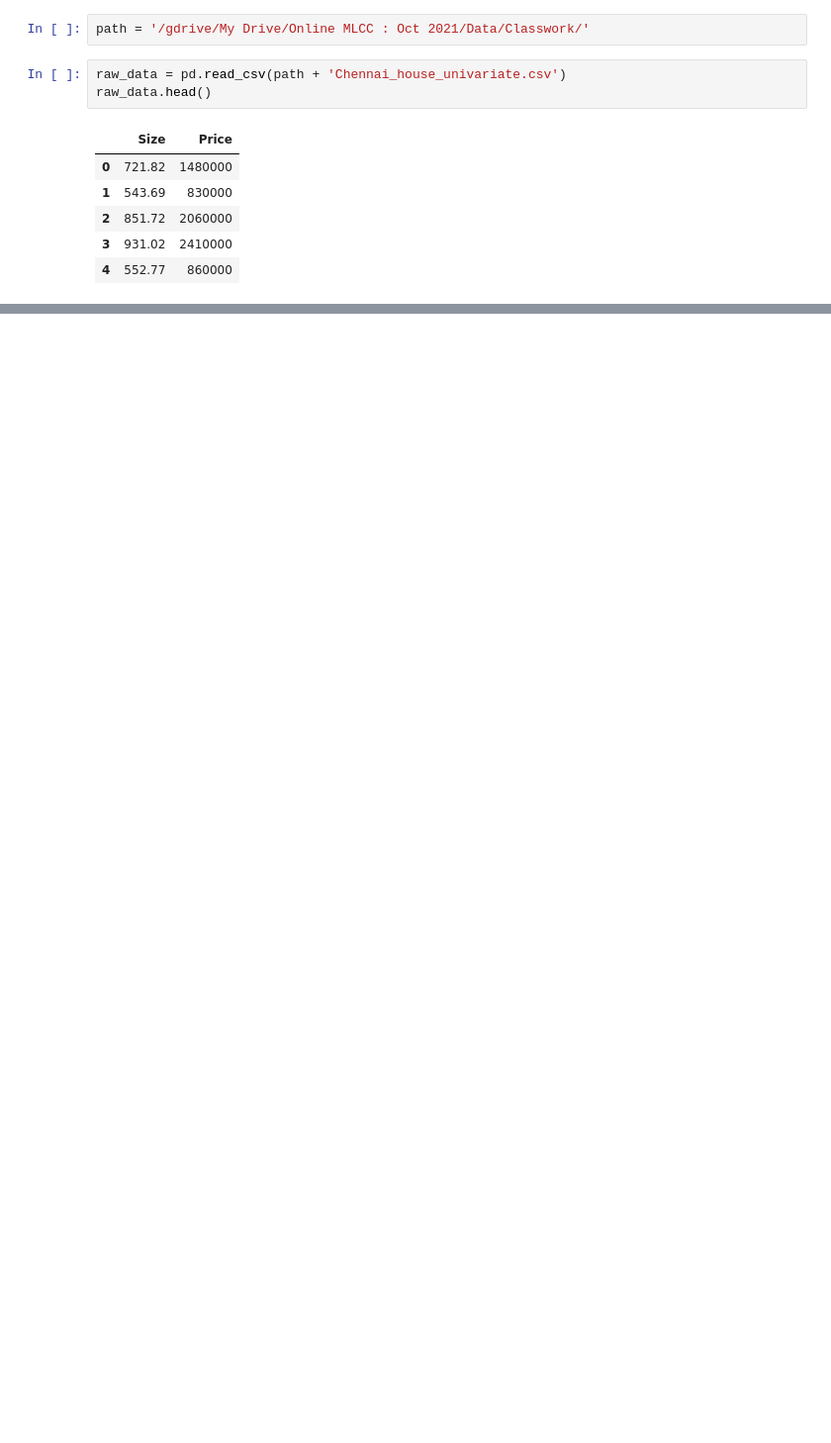
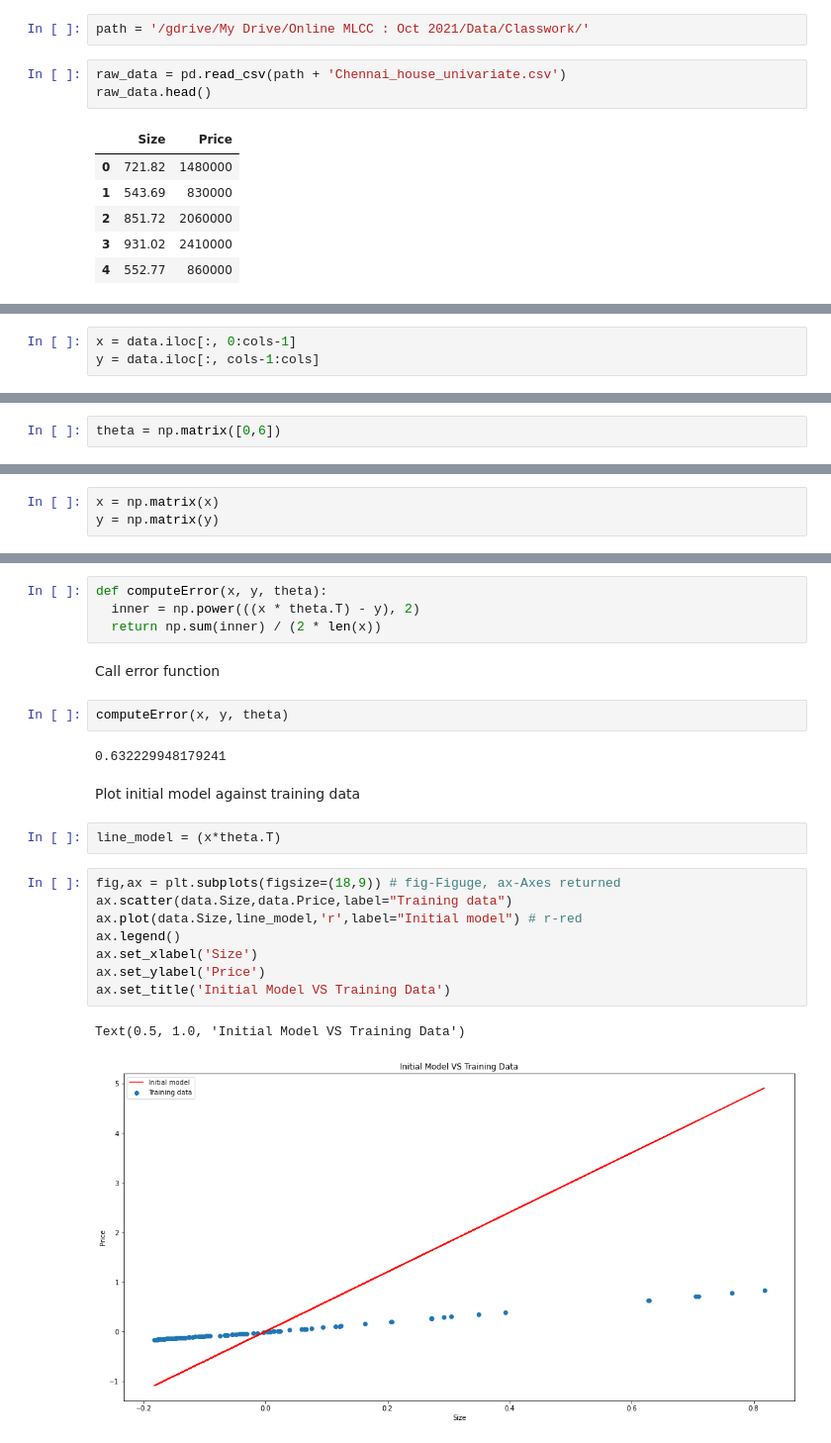
Before and after one commit to keerthika-27/ML, a Jupyter notebook: Linear_Regression.ipynb, the cells around one changed output, grey strips where cells are left out. Shown at 99% size. Saved outputs shown, nothing was run; the diff lists cells and outputs as text; blank space fills up the shorter version.

```diff
--- a/Linear_Regression.ipynb
+++ b/Linear_Regression.ipynb
@@ -32,0 +88,3 @@ Text(0, 0.5, 'Price in lakhs')
+# %%
+x = data.iloc[:, 0:cols-1]
+y = data.iloc[:, cols-1:cols]
@@ -32,0 +93,2 @@ Text(0, 0.5, 'Price in lakhs')
+# %%
+theta = np.matrix([0,6])
@@ -32,0 +97,3 @@ Text(0, 0.5, 'Price in lakhs')
+# %%
+x = np.matrix(x)
+y = np.matrix(y)
@@ -32,0 +106,25 @@ Text(0, 0.5, 'Price in lakhs')
+# %%
+def computeError(x, y, theta):
+  inner = np.power(((x * theta.T) - y), 2)
+  return np.sum(inner) / (2 * len(x))
+# %% [markdown]
+Call error function
+# %%
+computeError(x, y, theta)
+# %% [output]
+0.632229948179241
+# %% [markdown]
+Plot initial model against training data
+# %%
+line_model = (x*theta.T)
+# %%
+fig,ax = plt.subplots(figsize=(18,9)) # fig-Figuge, ax-Axes returned
+ax.scatter(data.Size,data.Price,label="Training data")
+ax.plot(data.Size,line_model,'r',label="Initial model") # r-red
+ax.legend()
+ax.set_xlabel('Size')
+ax.set_ylabel('Price')
+ax.set_title('Initial Model VS Training Data')
+# %% [output]
+Text(0.5, 1.0, 'Initial Model VS Training Data')
+[figure, added]
```
Also changed, not shown: parts of 33 cells of this notebook.
